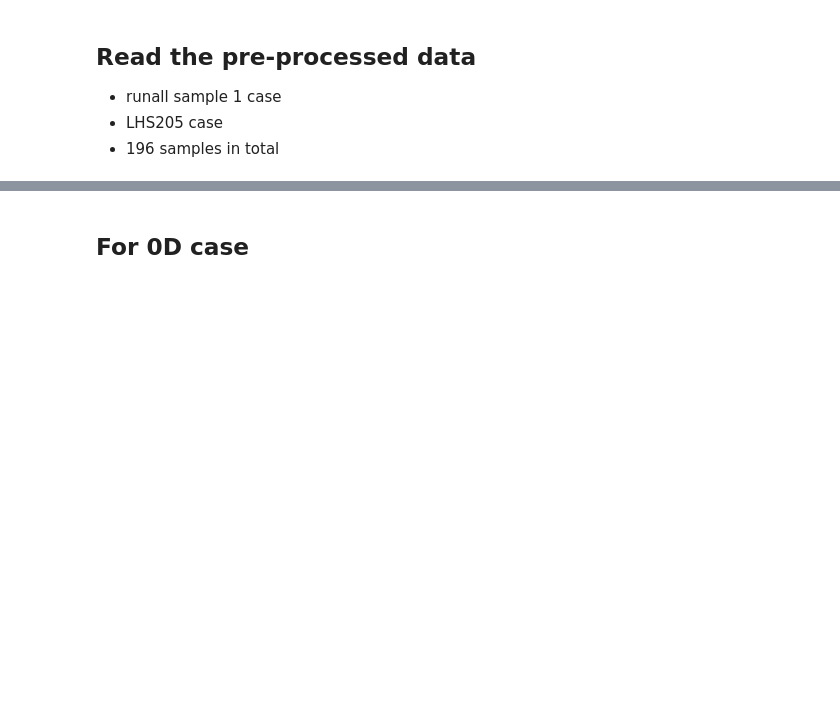
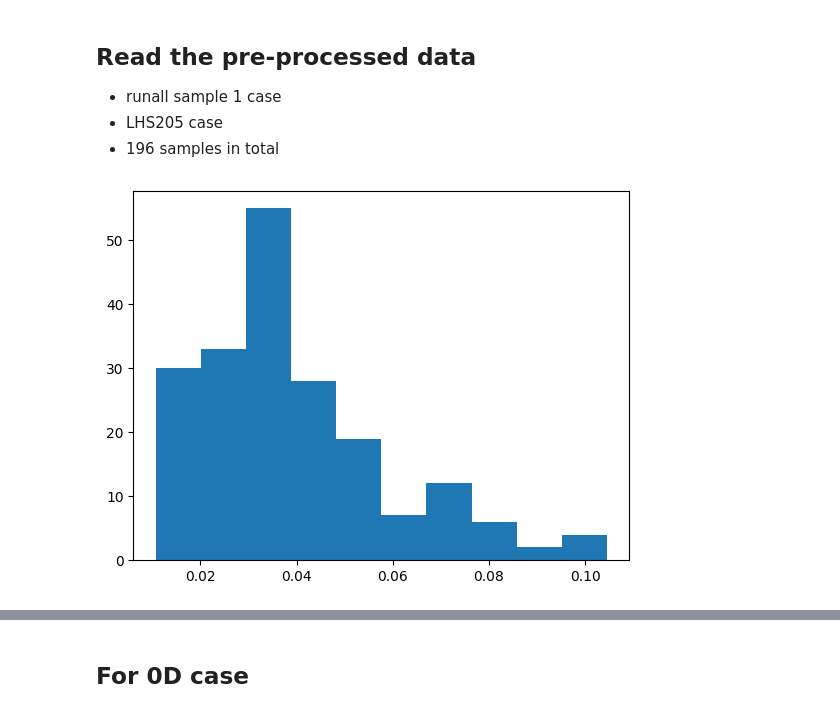
Before and after one commit to AndyStudio/pyDGSA, a Jupyter notebook: SA_0d_detailed_newdata.ipynb, the cells around one changed output, grey strips where cells are left out. Drawn from its saved outputs; the diff is of its cells as text; code cells hidden in the pictures; blank space fills up the shorter version.

```diff
--- a/SA_0d_detailed_newdata.ipynb
+++ b/SA_0d_detailed_newdata.ipynb
@@ -37,3 +40,8 @@ num_sample = load_rst_npy.shape[0]
 allrst_max = np.zeros((num_sample, 1))
 for ii in range(num_sample):
     allrst_max[ii,0] = np.max(load_rst_npy[ii,:,:,:])
+# %%
+plt.hist(allrst_max)
+plt.show()
+# %% [output]
+[figure, added]
```
Also changed, not shown: parts of 15 cells of this notebook.
